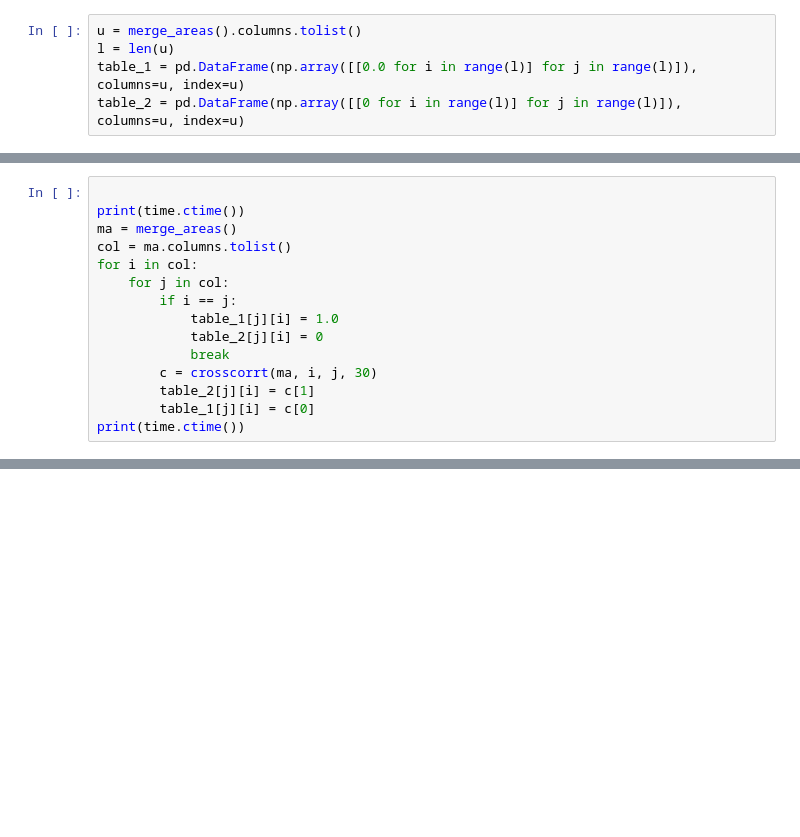
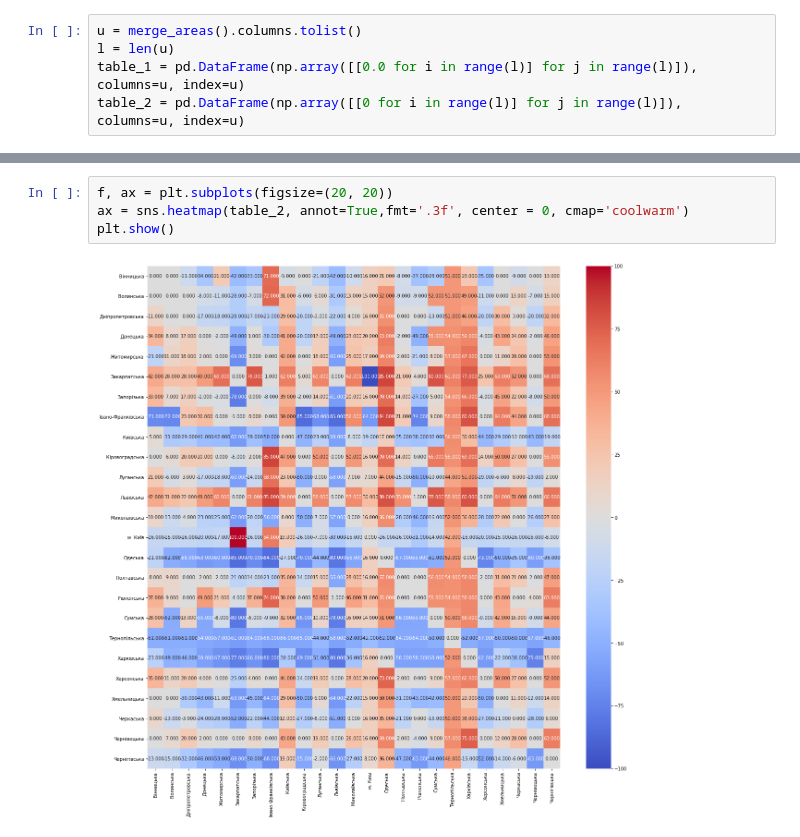
Before and after one commit to ViktoriaZaremba/Data_analis, a Jupyter notebook: lab3/lab3.ipynb, the cells around one changed output, grey strips where cells are left out. Saved outputs shown, nothing was run; the diff lists cells and outputs as text; blank space fills up the shorter version.

```diff
--- a/lab3/lab3.ipynb
+++ b/lab3/lab3.ipynb
@@ -175,15 +139,0 @@ def crosscorrt(data, datax, datay, lag):
-# %%
-
-print(time.ctime())
-ma = merge_areas()
-col = ma.columns.tolist()
-for i in col:
-    for j in col:
-        if i == j:
-            table_1[j][i] = 1.0
-            table_2[j][i] = 0
-            break
-        c = crosscorrt(ma, i, j, 30)
-        table_2[j][i] = c[1]
-        table_1[j][i] = c[0]
-print(time.ctime())
@@ -192,0 +140,6 @@ Mon Nov 16 22:11:27 2020
+# %%
+f, ax = plt.subplots(figsize=(20, 20))
+ax = sns.heatmap(table_2, annot=True,fmt='.3f', center = 0, cmap='coolwarm')
+plt.show()
+# %% [output]
+[figure, added]
```
Also changed, not shown: parts of 20 cells of this notebook, 1 other file.
